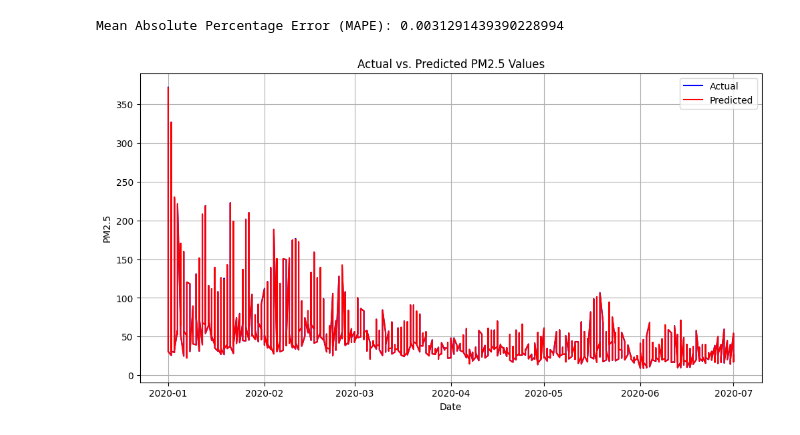
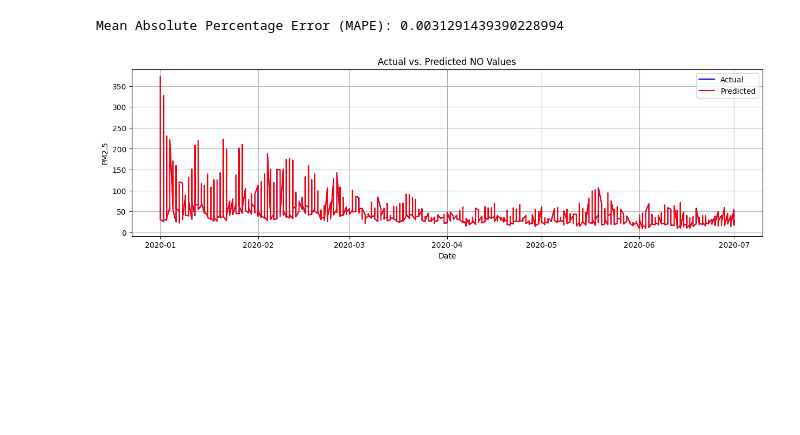
Before and after one commit to datagrad/Kamal-Thesis-Work, a Jupyter notebook: SARIMAX_with_XGBoost.ipynb, the cells around one changed output. Saved outputs shown, nothing was run; the diff lists cells and outputs as text; code cells hidden in the pictures; blank space fills up the shorter version.

```diff
--- a/SARIMAX_with_XGBoost.ipynb
+++ b/SARIMAX_with_XGBoost.ipynb
@@ -129,22 +135,24 @@ Mean Absolute Percentage Error (MAPE): 0.0031291439390228994
 # %%
 import matplotlib.pyplot as plt
 
 # Assuming you have actual and predicted values
 actual_values = test_df['PM2.5']  # Replace 'test_df' with your actual test dataset
 predicted_values = xgb_y_pred  # Replace with your predicted values obtained from the model
 
 # Create a time index for plotting
 time_index = test_df['Date']
 
+# Specify the size of the plot
+plt.figure(figsize=(15, 4))  # You can adjust the width (12) and height (6) as desired
+
 # Plot actual vs. predicted values
-plt.figure(figsize=(12, 6))
 plt.plot(time_index, actual_values, label='Actual', color='blue')
 plt.plot(time_index, predicted_values, label='Predicted', color='red')
 plt.xlabel('Date')
 plt.ylabel('PM2.5')
-plt.title('Actual vs. Predicted PM2.5 Values')
+plt.title('Actual vs. Predicted NO Values')
 plt.legend()
 plt.grid(True)
 plt.show()
 # %% [output]
-[figure, old version]
+[figure, new version]
```
Also changed, not shown: parts of 5 cells of this notebook.
